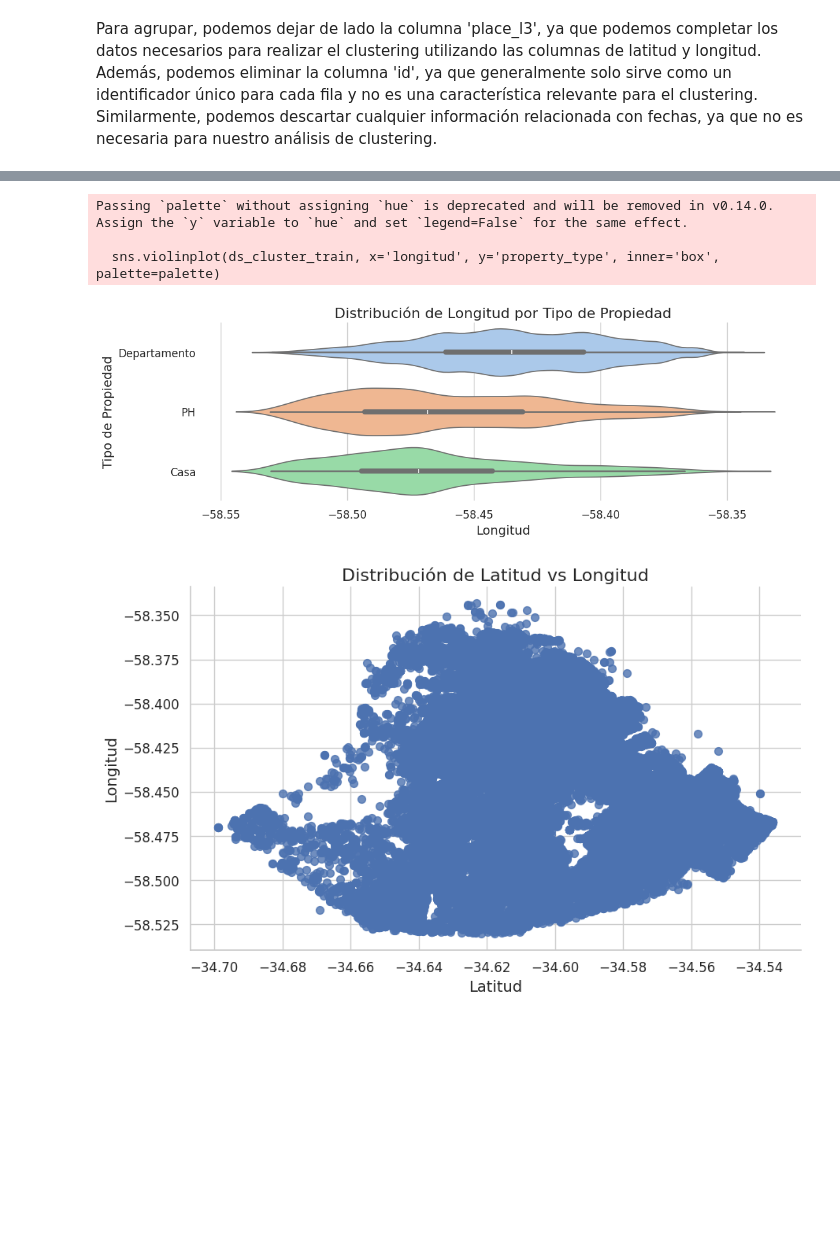
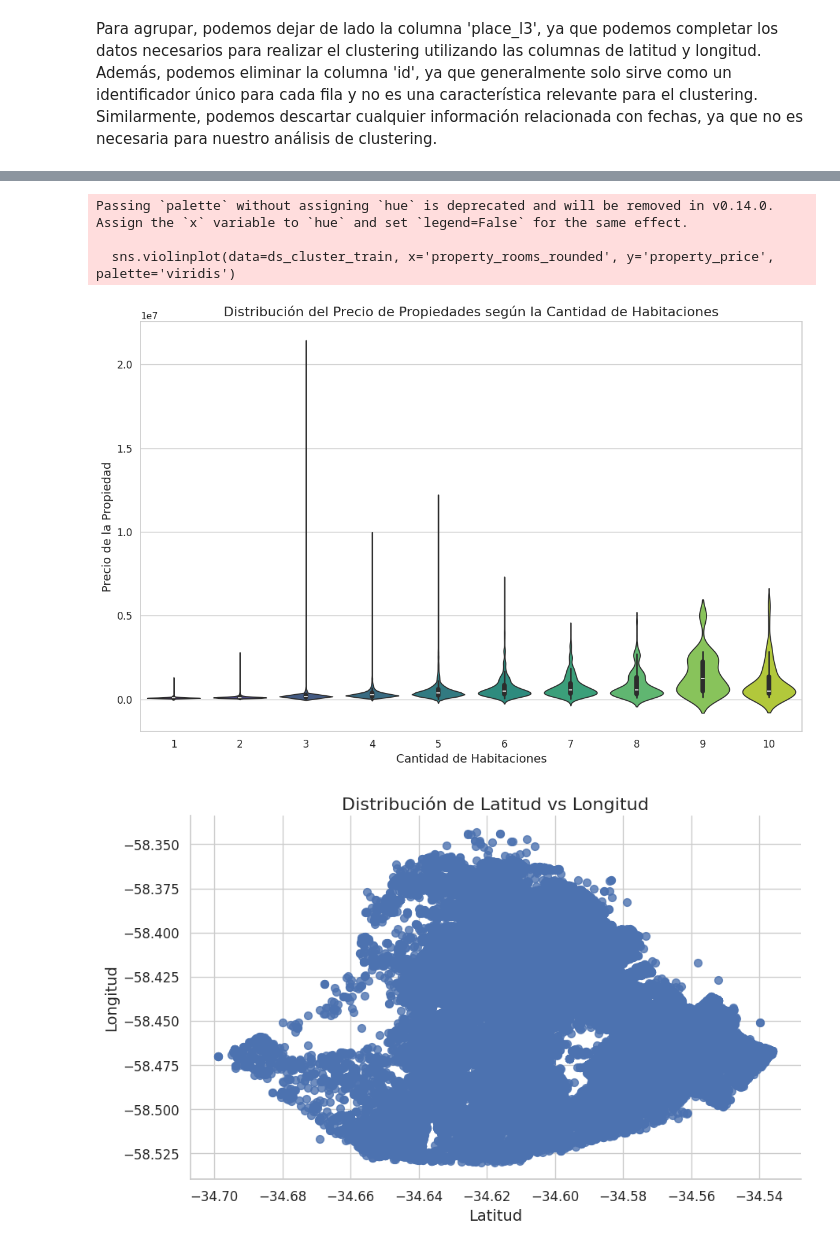
Before and after one commit to kikiymini/7506R-1C2024-GRUPO02, a Jupyter notebook: 7506R_1C2024_GRUPO02_N2.ipynb, the cells around one changed output, grey strips where cells are left out. Cells and saved outputs as stored; diff of their text form; code cells hidden in the pictures; blank space fills up the shorter version.

```diff
--- a/7506R_1C2024_GRUPO02_N2.ipynb
+++ b/7506R_1C2024_GRUPO02_N2.ipynb
@@ -103,36 +103,37 @@ ds_cluster_train.head()
 | 3 | -34.585703 | -58.418339 | Departamento | 4.0 | 3.0 | 138.0 | ... |
 | 4 | -34.568861 | -58.505879 | PH | 5.0 | 4.0 | 273.0 | ... |
 # %%
-# @title property_type vs longitud
-# Configuración de estilo y paleta de colores
+# Redondear la variable property_rooms
+ds_cluster_train['property_rooms_rounded'] = np.round(ds_cluster_train['property_rooms']).astype(int)
+
+# Configurar el estilo de Seaborn
 sns.set(style="whitegrid")
-palette = sns.color_palette("pastel")
 
-# Ajuste del tamaño de la figura
-figsize = (12, 1.2 * len(ds_cluster_train['property_type'].unique()))
-plt.figure(figsize=figsize)
+# Configurar el tamaño de la figura
+plt.figure(figsize=(12, 8))
 
-# Creación del gráfico de violín
-sns.violinplot(ds_cluster_train, x='longitud', y='property_type', inner='box', palette=palette)
+# Crear el Violin Plot con paleta de colores "viridis"
+sns.violinplot(data=ds_cluster_train, x='property_rooms_rounded', y='property_price', palette='viridis')
 
-# Eliminación de los ejes
-sns.despine(top=True, right=True, bottom=True, left=True)
+# Añadir título y etiquetas con tamaño de fuente ajustado
+plt.title('Distribución del Precio de Propiedades según la Cantidad de Habitaciones', fontsize=16)
+plt.xlabel('Cantidad de Habitaciones', fontsize=14)
+plt.ylabel('Precio de la Propiedad', fontsize=14)
 
-# Ajustes de título y etiquetas
-plt.title("Distribución de Longitud por Tipo de Propiedad", fontsize=16)
-plt.xlabel("Longitud", fontsize=14)
-plt.ylabel("Tipo de Propiedad", fontsize=14)
-
-# Ajuste del tamaño de fuente de las etiquetas
+# Ajustar tamaño de fuente de los ejes
 plt.xticks(fontsize=12)
 plt.yticks(fontsize=12)
 
+# Ajustar espaciado
+plt.tight_layout()
+
+# Mostrar el gráfico
 plt.show()
 # %% [output]
-Passing `palette` without assigning `hue` is deprecated and will be removed in v0.14.0. Assign the `y` variable to `hue` and set `legend=False` for the same effect.
+Passing `palette` without assigning `hue` is deprecated and will be removed in v0.14.0. Assign the `x` variable to `hue` and set `legend=False` for the same effect.
 
-  sns.violinplot(ds_cluster_train, x='longitud', y='property_type', inner='box', palette=palette)
+  sns.violinplot(data=ds_cluster_train, x='property_rooms_rounded', y='property_price', palette='viridis')
-[figure, old version]
+[figure, new version]
 # %%
 # @title latitud vs longitud
 
```
Also changed, not shown: parts of 15 cells of this notebook.
